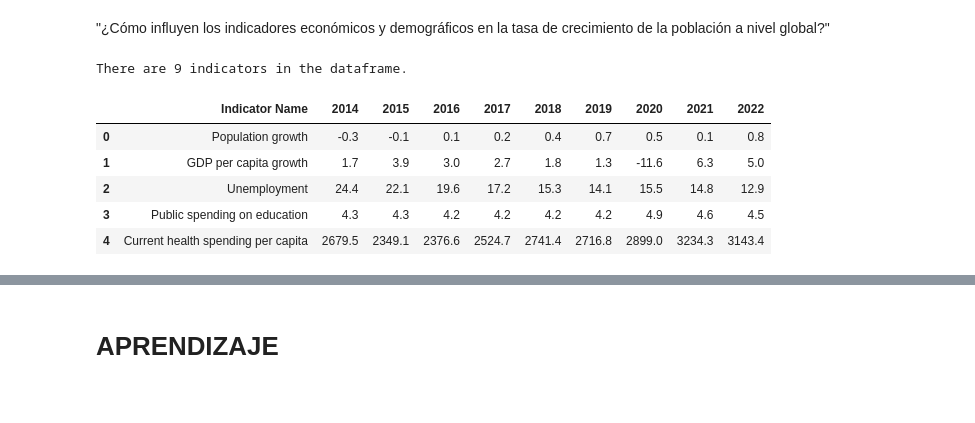
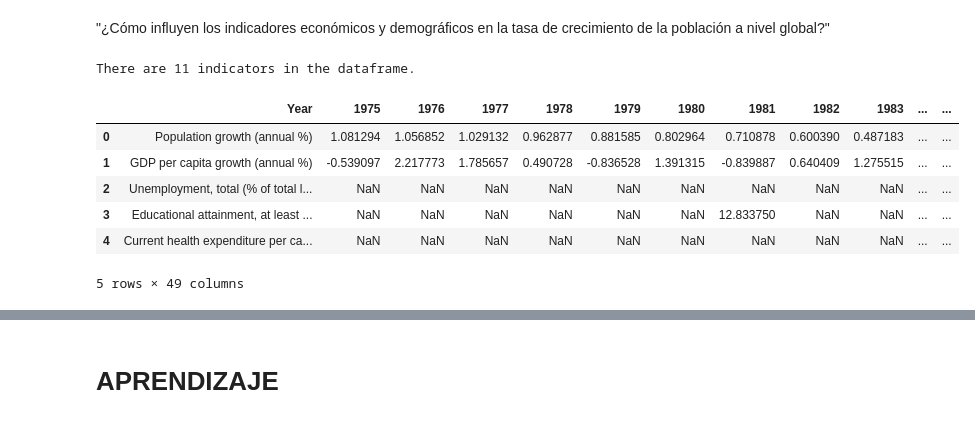
Before and after one commit to luchersol/Redes-Bayesianas, a Jupyter notebook: Redes_Bayesianas.ipynb, the cells around one changed output, grey strips where cells are left out. Cells and saved outputs as stored; diff of their text form; code cells hidden in the pictures.

```diff
--- a/Redes_Bayesianas.ipynb
+++ b/Redes_Bayesianas.ipynb
@@ -56,19 +56,20 @@ model.add_edge(PIB, GASTO_EDUCATIVO)
 model.add_edges_from(edges_RT_FERTILIDAD)
 model.add_edges_from(edges_RT_CRECIMIENTO)
 # %%
-years = {"min" : 2014, "max" : 2022}
+years = {"min" : 1975, "max" : 2022}
 df_raw = read_csv("./csv/data.csv", delimiter=';')
 
 df_raw_growth = DataFrame(df_raw[:])
 print("There are " + str(df_raw_growth.shape[0]) + " indicators in the dataframe.")
 df_raw_growth.head()
 # %% [output]
-There are 9 indicators in the dataframe.
+There are 11 indicators in the dataframe.
-|  | Indicator Name | 2014 | 2015 | 2016 | 2017 | 2018 | 2019 | 2020 | 2021 | 2022 |
-| 0 | Population growth | -0.3 | -0.1 | 0.1 | 0.2 | 0.4 | 0.7 | 0.5 | 0.1 | 0.8 |
-| 1 | GDP per capita growth | 1.7 | 3.9 | 3.0 | 2.7 | 1.8 | 1.3 | -11.6 | 6.3 | 5.0 |
-| 2 | Unemployment | 24.4 | 22.1 | 19.6 | 17.2 | 15.3 | 14.1 | 15.5 | 14.8 | 12.9 |
-| 3 | Public spending on education | 4.3 | 4.3 | 4.2 | 4.2 | 4.2 | 4.2 | 4.9 | 4.6 | 4.5 |
-| 4 | Current health spending per capita | 2679.5 | 2349.1 | 2376.6 | 2524.7 | 2741.4 | 2716.8 | 2899.0 | 3234.3 | 3143.4 |
+|  | Year | 1975 | 1976 | 1977 | 1978 | 1979 | 1980 | 1981 | 1982 | 1983 | ... | ... |
+| 0 | Population growth (annual %) | 1.081294 | 1.056852 | 1.029132 | 0.962877 | 0.881585 | 0.802964 | 0.710878 | 0.600390 | 0.487183 | ... | ... |
+| 1 | GDP per capita growth (annual %) | -0.539097 | 2.217773 | 1.785657 | 0.490728 | -0.836528 | 1.391315 | -0.839887 | 0.640409 | 1.275515 | ... | ... |
+| 2 | Unemployment, total (% of total l... | NaN | NaN | NaN | NaN | NaN | NaN | NaN | NaN | NaN | ... | ... |
+| 3 | Educational attainment, at least ... | NaN | NaN | NaN | NaN | NaN | NaN | 12.833750 | NaN | NaN | ... | ... |
+| 4 | Current health expenditure per ca... | NaN | NaN | NaN | NaN | NaN | NaN | NaN | NaN | NaN | ... | ... |
+5 rows × 49 columns
 # %%
 df_growth = df_raw_growth.transpose().iloc[1:]
```
Also changed, not shown: parts of 5 cells of this notebook, 13 other files.
